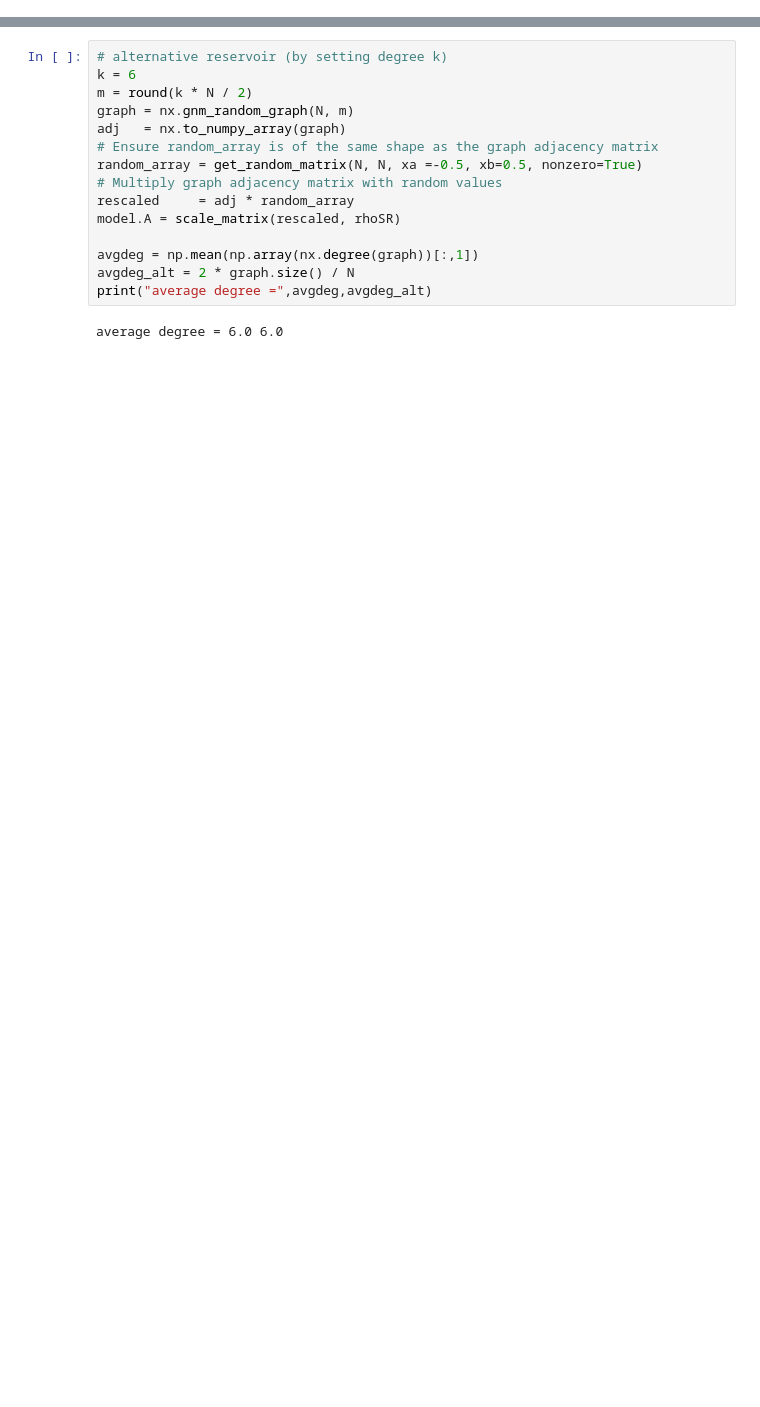
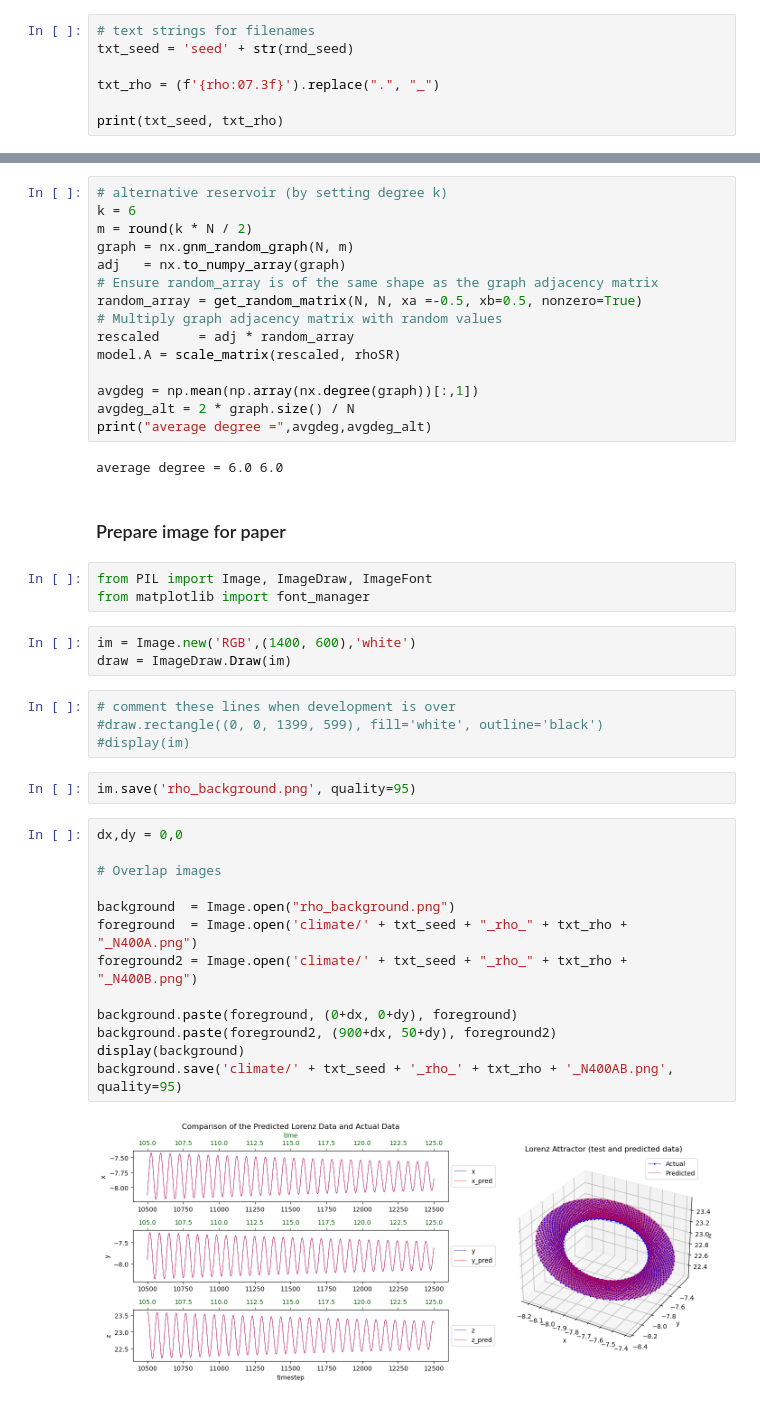
Before and after one commit to apoalb788/paper01, a Jupyter notebook: APOALB_10_rho_023_900_LORENZ_SYSTEM_RC_by_single_rho.ipynb, the cells around one changed output, grey strips where cells are left out. Saved outputs shown, nothing was run; the diff lists cells and outputs as text; blank space fills up the shorter version.

```diff
--- a/APOALB_10_rho_023_900_LORENZ_SYSTEM_RC_by_single_rho.ipynb
+++ b/APOALB_10_rho_023_900_LORENZ_SYSTEM_RC_by_single_rho.ipynb
@@ -200,3 +200,10 @@ atol   = np.ones(3) * 1e-12
 rtol   = 1e-12
 X      = lorenz(n_timesteps, rho, sigma, beta, x0, h,
                 method = method, atol = atol, rtol = rtol)
+# %%
+# text strings for filenames
+txt_seed = 'seed' + str(rnd_seed)
+
+txt_rho = (f'{rho:07.3f}').replace(".", "_")
+
+print(txt_seed, txt_rho)
@@ -588,3 +617,32 @@ avgdeg_alt = 2 * graph.size() / N
 print("average degree =",avgdeg,avgdeg_alt)
 # %% [output]
 average degree = 6.0 6.0
+# %% [markdown]
+### Prepare image for paper
+# %%
+from PIL import Image, ImageDraw, ImageFont
+from matplotlib import font_manager
+# %%
+im = Image.new('RGB',(1400, 600),'white')
+draw = ImageDraw.Draw(im)
+# %%
+# comment these lines when development is over
+#draw.rectangle((0, 0, 1399, 599), fill='white', outline='black')
+#display(im)
+# %%
+im.save('rho_background.png', quality=95)
+# %%
+dx,dy = 0,0
+
+# Overlap images
+
+background  = Image.open("rho_background.png")
+foreground  = Image.open('climate/' + txt_seed + "_rho_" + txt_rho + "_N400A.png")
+foreground2 = Image.open('climate/' + txt_seed + "_rho_" + txt_rho + "_N400B.png")
+
+background.paste(foreground, (0+dx, 0+dy), foreground)
+background.paste(foreground2, (900+dx, 50+dy), foreground2)
+display(background)
+background.save('climate/' + txt_seed + '_rho_' + txt_rho + '_N400AB.png', quality=95)
+# %% [output]
+[figure, added]
```
Also changed, not shown: parts of 13 cells of this notebook.
